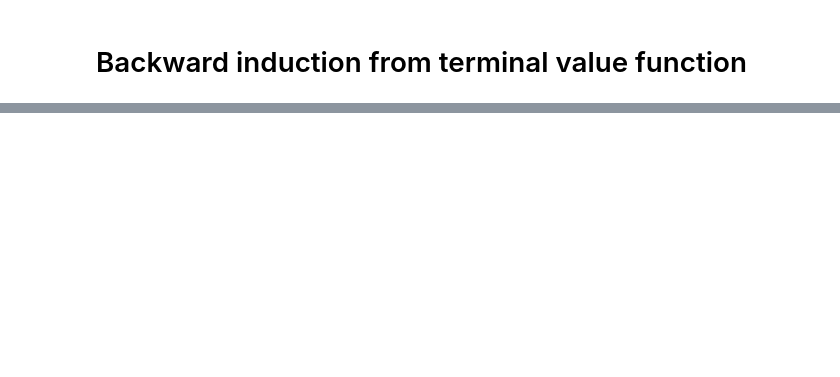
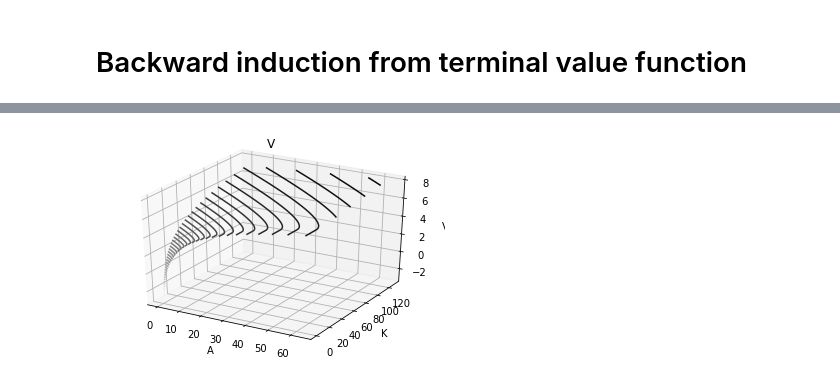
Before and after one commit to ChurnKenLee/blinder_weiss_1976, a Jupyter notebook: code/backward_vfi.ipynb, the cells around one changed output, grey strips where cells are left out. Saved outputs shown, nothing was run; the diff lists cells and outputs as text; code cells hidden in the pictures; blank space fills up the shorter version.

```diff
--- a/code/backward_vfi.ipynb
+++ b/code/backward_vfi.ipynb
@@ -78,13 +58,0 @@ V_dict = {}
-# %%
-# Compute value function and policy at t = T
-for a_ind, A in np.ndenumerate(A_grid):
-    for k_ind, K in np.ndenumerate(K_grid):
-
-        # Compute value function at terminal state
-        state = (A, K)
-        results = minimize(utility_T, [0.5, 0.5], bounds = ((0, None), (0, 1)), args = (state, params,), tol = 1e-16)
-
-        # Store policy results and value function
-        V_grid[a_ind, k_ind, T-1] = -results.fun
-        c_policy[a_ind, k_ind, T-1] = results.x[0]
-        l_policy[a_ind, k_ind, T-1] = results.x[1]
@@ -193,0 +120,10 @@ results
+# %%
+fig = plt.figure()
+ax = plt.axes(projection='3d')
+ax.contour3D(A, K, V_grid[:, :, -1], 50, cmap='binary')
+ax.set_title('V')
+ax.set_xlabel('A')
+ax.set_ylabel('K')
+ax.set_zlabel('V');
+# %% [output]
+[figure, added]
```
Also changed, not shown: parts of 45 cells of this notebook.
